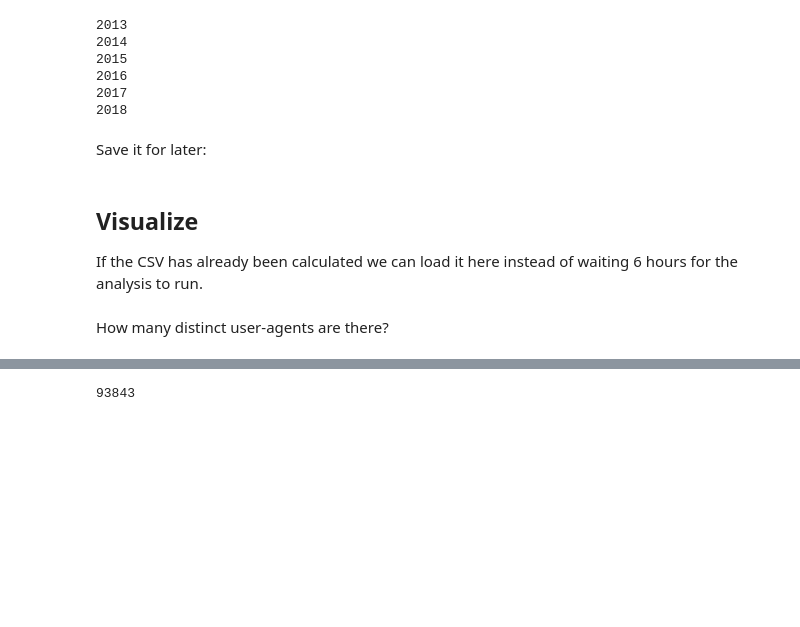
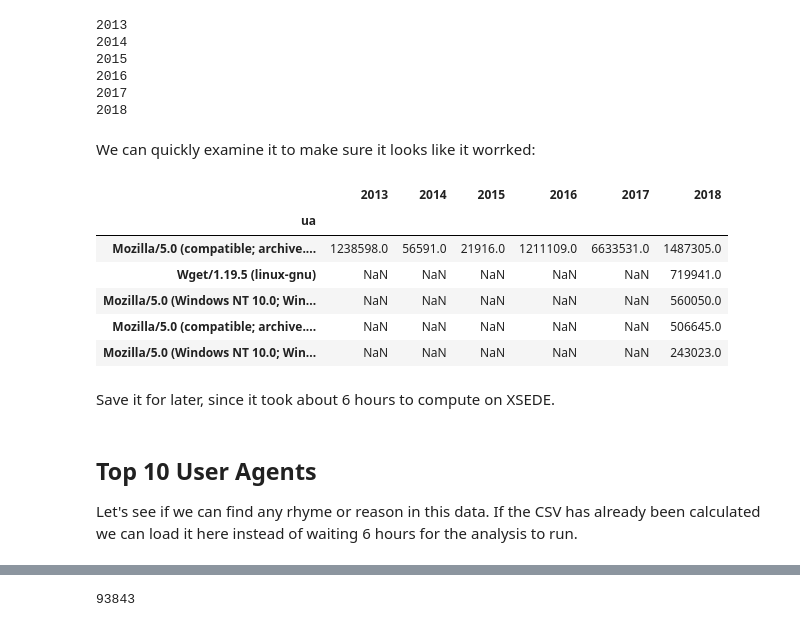
Before and after one commit to edsu/spn, a Jupyter notebook: notebooks/UserAgents.ipynb, the cells around one changed output, grey strips where cells are left out. Saved outputs shown, nothing was run; the diff lists cells and outputs as text; code cells hidden in the pictures; blank space fills up the shorter version.

```diff
--- a/notebooks/UserAgents.ipynb
+++ b/notebooks/UserAgents.ipynb
@@ -44,12 +67,24 @@ df.index.name = 'ua'
 2016
 2017
 2018
-# %% [markdown]
-Save it for later:
+# %% [markdown]
+We can quickly examine it to make sure it looks like it worrked:
+# %%
+df.head()
+# %% [output]
+|  | 2013 | 2014 | 2015 | 2016 | 2017 | 2018 |
+| ua |  |  |  |  |  |  |
+| Mozilla/5.0 (compatible; archive.... | 1238598.0 | 56591.0 | 21916.0 | 1211109.0 | 6633531.0 | 1487305.0 |
+| Wget/1.19.5 (linux-gnu) | NaN | NaN | NaN | NaN | NaN | 719941.0 |
+| Mozilla/5.0 (Windows NT 10.0; Win... | NaN | NaN | NaN | NaN | NaN | 560050.0 |
+| Mozilla/5.0 (compatible; archive.... | NaN | NaN | NaN | NaN | NaN | 506645.0 |
+| Mozilla/5.0 (Windows NT 10.0; Win... | NaN | NaN | NaN | NaN | NaN | 243023.0 |
+# %% [markdown]
+Save it for later, since it took about 6 hours to compute on XSEDE.
 # %%
 df.to_csv('../analysis/results/ua.csv')
 # %% [markdown]
-## Visualize
+## Top 10 User Agents
 
-If the CSV has already been calculated we can load it here instead of waiting 6 hours for the analysis to run.
+Let's see if we can find any rhyme or reason in this data. If the CSV has already been calculated we can load it here instead of waiting 6 hours for the analysis to run.
 # %%
@@ -56,3 +93 @@ If the CSV has already been calculated we can load it here instead of waiting 6
 df = pandas.read_csv('../analysis/results/ua.csv', index_col='ua')
-# %% [markdown]
-How many distinct user-agents are there?
```
Also changed, not shown: parts of 25 cells of this notebook, 3 other files.
